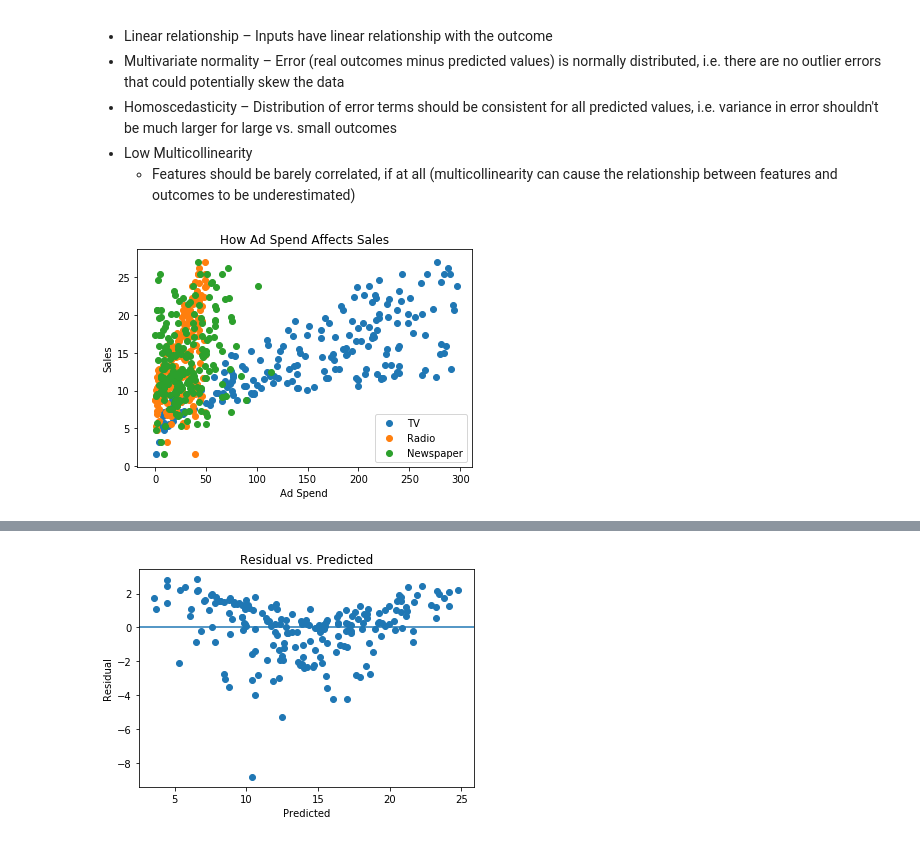
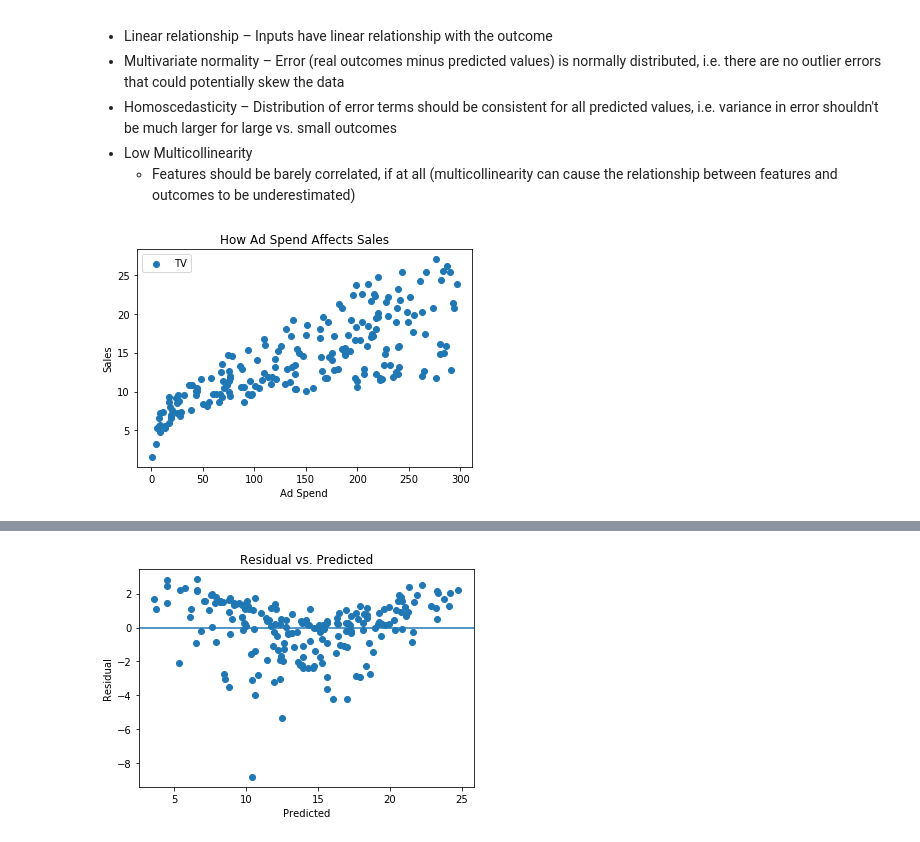
Before and after one commit to esthersweon/thinkful, a Jupyter notebook: main/unit_2/lesson_4_project_3.ipynb, the cells around one changed output, grey strips where cells are left out. Saved outputs shown, nothing was run; the diff lists cells and outputs as text; code cells hidden in the pictures.

```diff
--- a/main/unit_2/lesson_4_project_3.ipynb
+++ b/main/unit_2/lesson_4_project_3.ipynb
@@ -90,17 +90,17 @@ R-squared:
     - Features should be barely correlated, if at all (multicollinearity can cause the relationship between features and outcomes to be underestimated)
 # %%
 plt.scatter(data['TV'], data['Sales']) # should sqrt the xs
-plt.scatter(data['Radio'], data['Sales'])
-plt.scatter(data['Newspaper'], data['Sales'])
+# plt.scatter(data['Radio'], data['Sales'])
+# plt.scatter(data['Newspaper'], data['Sales'])
 
 plt.title('How Ad Spend Affects Sales')
-plt.legend(['TV', 'Radio', 'Newspaper'])
+plt.legend(['TV', 'Radio'])
 plt.xlabel('Ad Spend')
 plt.ylabel('Sales')
 
 plt.show()
 # %% [output]
-[figure, old version]
+[figure, new version]
 # %%
 # Extract predicted values
 predicted = regr.predict(X).ravel()
```
Also changed, not shown: parts of 8 cells of this notebook, 3 other files.
